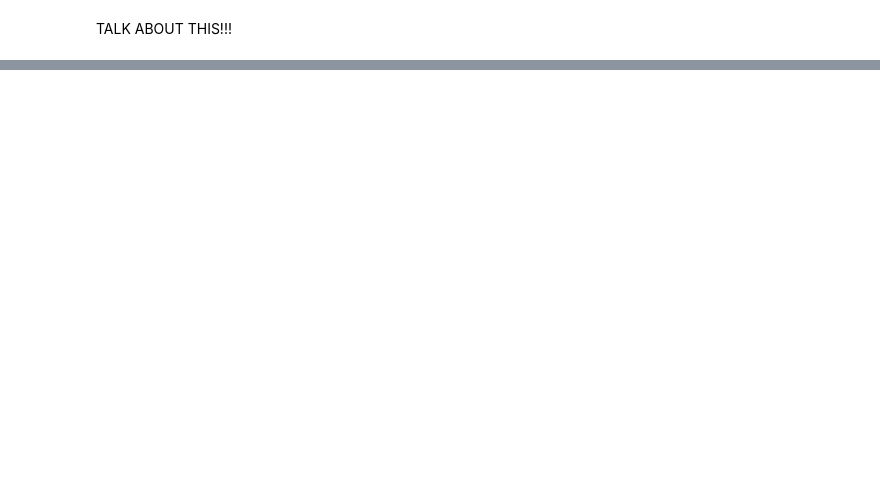
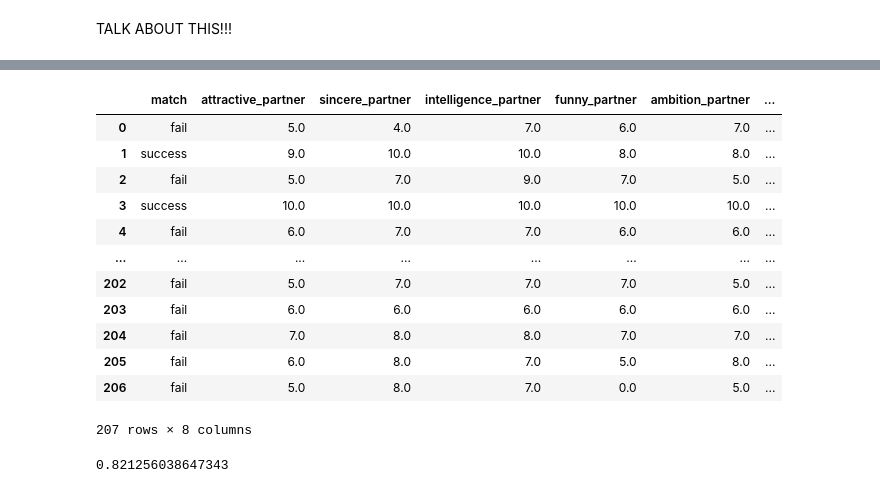
Before and after one commit to mkimur02/final_project_dsci100, a Jupyter notebook: Untitled.ipynb, the cells around one changed output, grey strips where cells are left out. Cells and saved outputs as stored; diff of their text form; code cells hidden in the pictures; blank space fills up the shorter version.

```diff
--- a/Untitled.ipynb
+++ b/Untitled.ipynb
@@ -243,3 +243,53 @@ SyntaxError: expression cannot contain assignment, perhaps you meant "=="? (4202
 # Deciding which columns are significant
 #speeddating_cleaned = speeddating[["match", "attractive_partner", "sincere_partner", "intelligence_partner", "funny_partner", "shared_interests_partner"]]
 #speeddating_cleaned.head(5)
+# %%
+speeddating_train, speeddating_test = train_test_split(speeddating, test_size=0.25, random_state=123) # set the random state to be 123
+
+speeddating_preprocessor = make_column_transformer(
+    (StandardScaler(), [
+        "attractive_partner", "sincere_partner","intelligence_partner", "funny_partner", "shared_interests_partner","ambition_partner"]),
+)
+
+knn_spec = KNeighborsClassifier(n_neighbors=3)
+
+X = speeddating_train[[
+    "attractive_partner", "sincere_partner","intelligence_partner", "funny_partner", "shared_interests_partner","ambition_partner"]]
+y = speeddating_train["match"]
+
+speeddating_fit = make_pipeline(speeddating_preprocessor, knn_spec).fit(X, y)
+
+speeddating_test_predictions = speeddating_fit.predict(speeddating_test)
+speeddating_test_predictions = pd.concat(
+    [
+        speeddating_test.reset_index(drop=True),
+        pd.DataFrame(speeddating_test_predictions, columns=["predicted"]),
+    ],
+    axis=1,
+)
+
+speeddating_test_predictions
+# %% [output]
+|  | match | attractive_partner | sincere_partner | intelligence_partner | funny_partner | ambition_partner | ... |
+| 0 | fail | 5.0 | 4.0 | 7.0 | 6.0 | 7.0 | ... |
+| 1 | success | 9.0 | 10.0 | 10.0 | 8.0 | 8.0 | ... |
+| 2 | fail | 5.0 | 7.0 | 9.0 | 7.0 | 5.0 | ... |
+| 3 | success | 10.0 | 10.0 | 10.0 | 10.0 | 10.0 | ... |
+| 4 | fail | 6.0 | 7.0 | 7.0 | 6.0 | 6.0 | ... |
+| ... | ... | ... | ... | ... | ... | ... | ... |
+| 202 | fail | 5.0 | 7.0 | 7.0 | 7.0 | 5.0 | ... |
+| 203 | fail | 6.0 | 6.0 | 6.0 | 6.0 | 6.0 | ... |
+| 204 | fail | 7.0 | 8.0 | 8.0 | 7.0 | 7.0 | ... |
+| 205 | fail | 6.0 | 8.0 | 7.0 | 5.0 | 8.0 | ... |
+| 206 | fail | 5.0 | 8.0 | 7.0 | 0.0 | 5.0 | ... |
+207 rows × 8 columns
+# %%
+X_test = speeddating_test[[
+    "attractive_partner", "sincere_partner","intelligence_partner", "funny_partner", "shared_interests_partner","ambition_partner"]]
+y_test = speeddating_test["match"]
+
+speeddating_prediction_accuracy = speeddating_fit.score(X_test, y_test)
+
+speeddating_prediction_accuracy
+# %% [output]
+0.821256038647343
```
Also changed, not shown: parts of 6 cells of this notebook.
